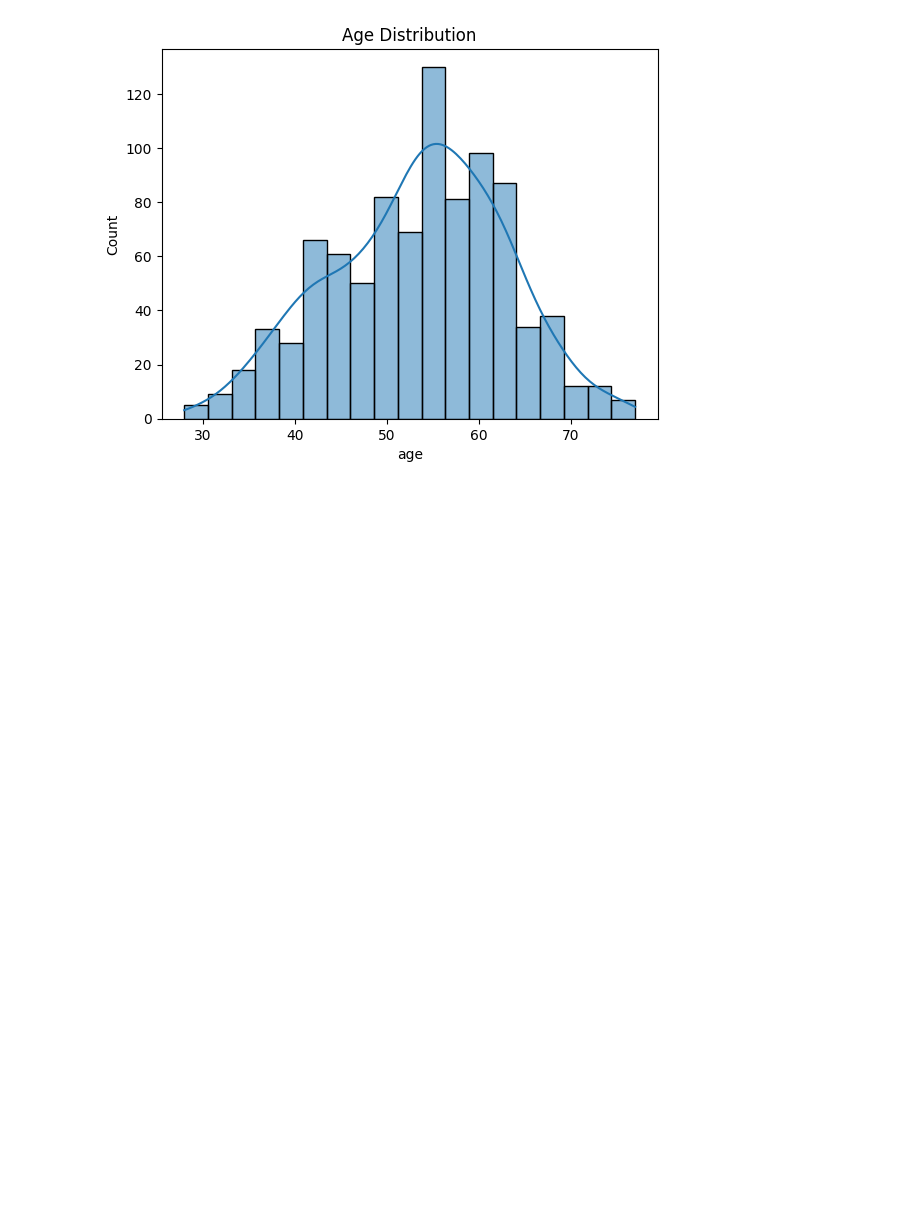
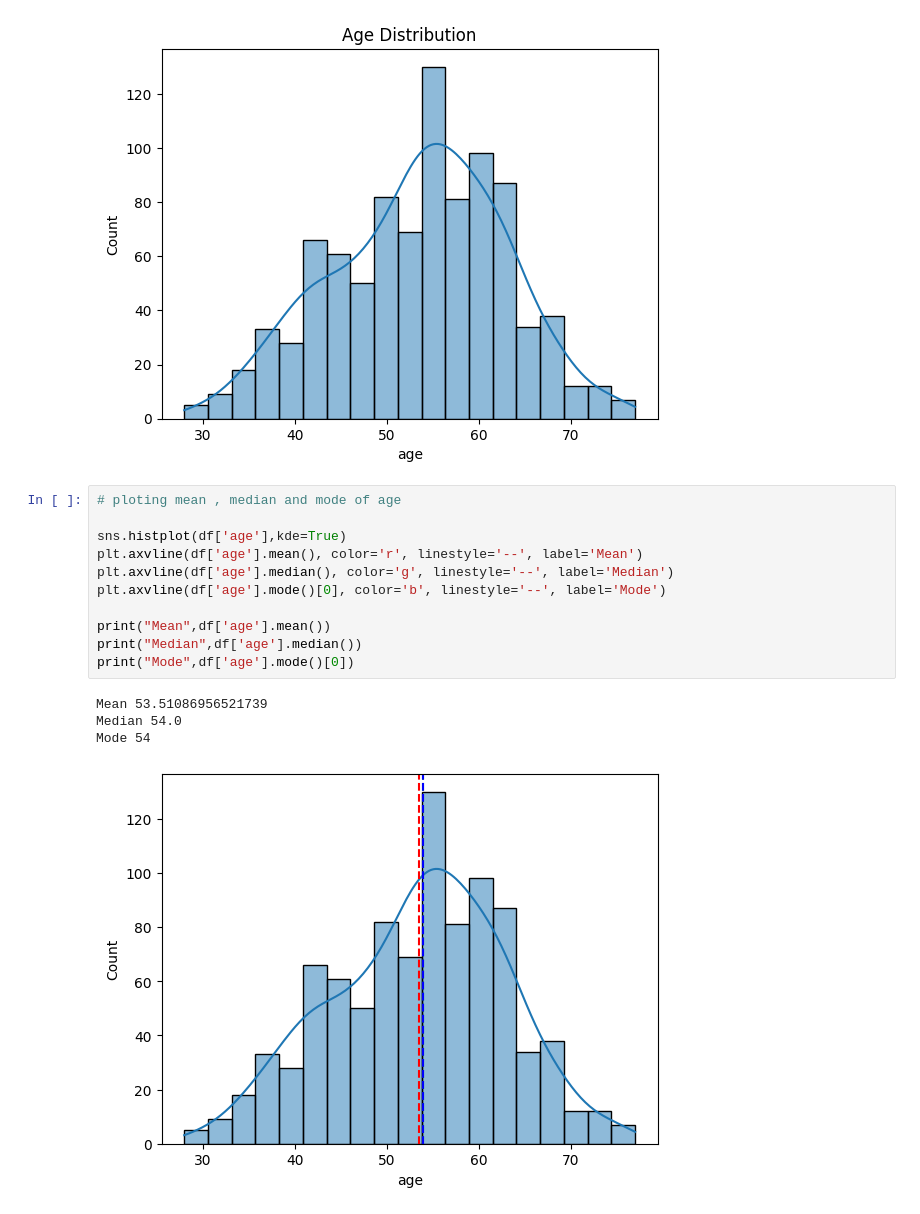
Before and after one commit to TabarakAllahKhan/ai-ml-internship, a Jupyter notebook: Task_3_heart_disease/heart_disease.ipynb, the cells around one changed output. Saved outputs shown, nothing was run; the diff lists cells and outputs as text; blank space fills up the shorter version.

```diff
--- a/Task_3_heart_disease/heart_disease.ipynb
+++ b/Task_3_heart_disease/heart_disease.ipynb
@@ -107,3 +107,19 @@ plt.title('Age Distribution')
 # %% [output]
 Text(0.5, 1.0, 'Age Distribution')
 [figure]
+# %%
+# ploting mean , median and mode of age
+
+sns.histplot(df['age'],kde=True)
+plt.axvline(df['age'].mean(), color='r', linestyle='--', label='Mean')
+plt.axvline(df['age'].median(), color='g', linestyle='--', label='Median')
+plt.axvline(df['age'].mode()[0], color='b', linestyle='--', label='Mode')
+
+print("Mean",df['age'].mean())
+print("Median",df['age'].median())
+print("Mode",df['age'].mode()[0])
+# %% [output]
+Mean 53.51086956521739
+Median 54.0
+Mode 54
+[figure, added]
```
Also changed, not shown: parts of 2 cells of this notebook.
